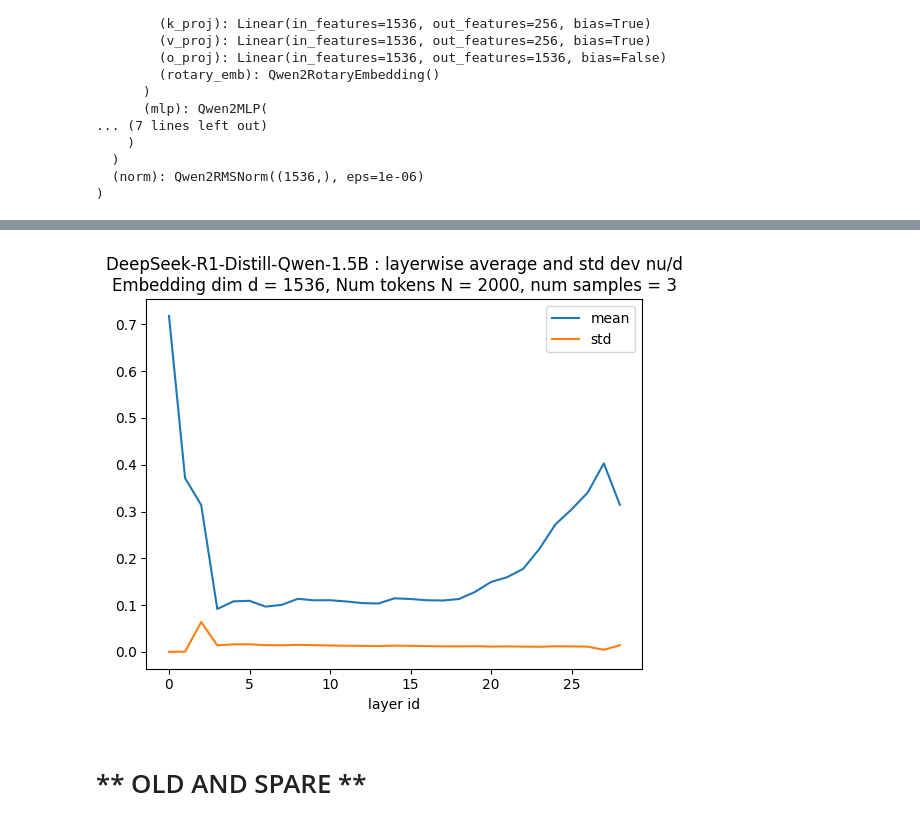
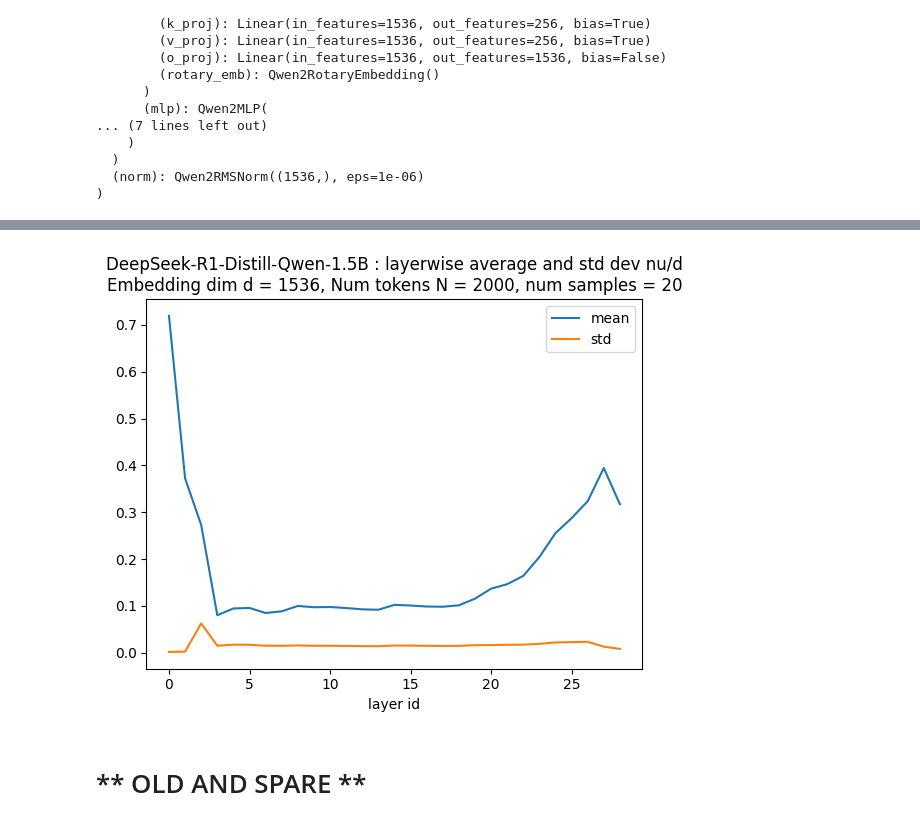
Before and after one commit to tdhadfield/PatnaikPearson, a Jupyter notebook: PatnaikPearson_DeepSeek-R1-Distill-Qwen-1.5B_layers.ipynb, the cells around one changed output, grey strips where cells are left out. Saved outputs shown, nothing was run; the diff lists cells and outputs as text; code cells hidden in the pictures.

```diff
--- a/PatnaikPearson_DeepSeek-R1-Distill-Qwen-1.5B_layers.ipynb
+++ b/PatnaikPearson_DeepSeek-R1-Distill-Qwen-1.5B_layers.ipynb
@@ -56,5 +56,5 @@ xx = pp.DeepSeek_R1_Distill_Qwen_1_5B_token_embedding_layerwise_pp_dim_experimen
                                                                                   tokenizer,
                                                                                   DEVICE = DEVICE,
                                                                                   N = 2000,
-                                                                                  num_iterations = 100)
+                                                                                  num_iterations = 20)
 # %% [output]
@@ -115,15 +137,15 @@ pp.plot_per_layer_graphs(df, num_layers = 29,
 # %%
 layer_nu_over_d_title = "DeepSeek-R1-Distill-Qwen-1.5B : layerwise average and std dev nu/d\n"
-layer_nu_over_d_title += "Embedding dim d = 1536, Num tokens N = 2000, num samples = 3"
+layer_nu_over_d_title += "Embedding dim d = 1536, Num tokens N = 2000, num samples = 20" # + str(num_iterations)
 
-layer_nu_over_d_image_name = "just_testing.pdf"
+layer_nu_over_d_image_name = "deepseek_layerwise_nu_over_d.pdf"
 
 pp.plot_per_layer_graphs(df, num_layers = 29,
                           this_key = 'layer_nu_over_d',
                           this_title = layer_nu_over_d_title,
                           this_image_name  = layer_nu_over_d_image_name)
 # %% [output]
-[figure, old version]
+[figure, new version]
 # %% [markdown]
 # ** OLD AND SPARE **
 # %%
```
Also changed, not shown: parts of 4 cells of this notebook.
